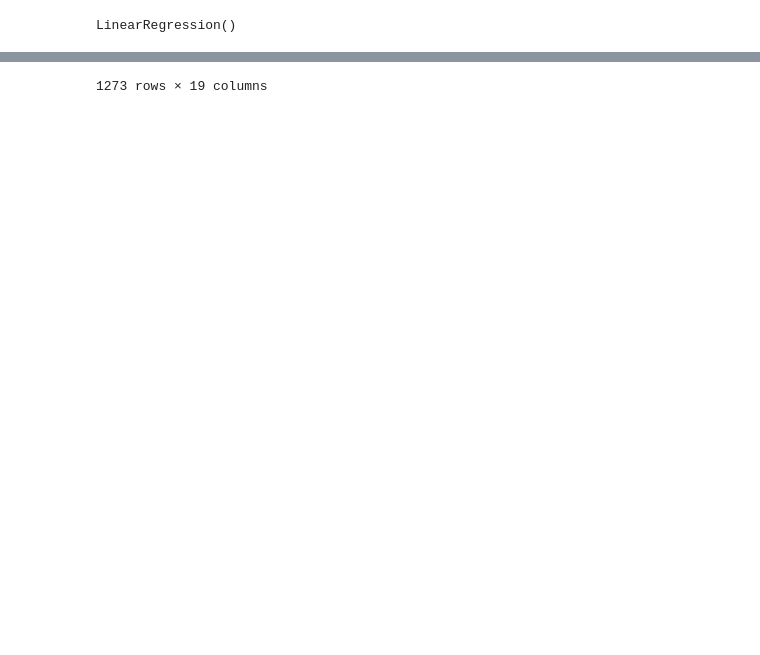
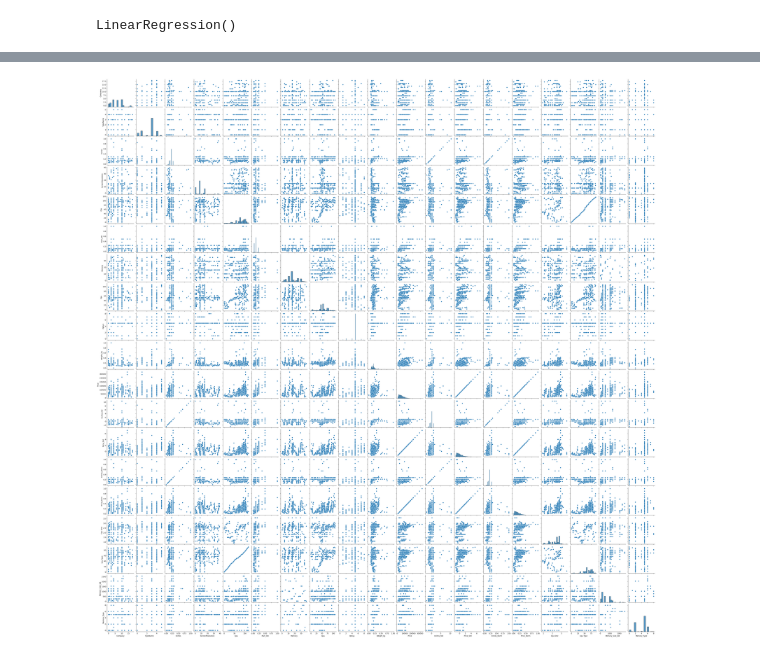
Before and after one commit to khoulaCode/machine-learning-code-orbit, a Jupyter notebook: team_members/from_sulaiman/preprocessing-data.ipynb, the cells around one changed output, grey strips where cells are left out. Drawn from its saved outputs; the diff is of its cells as text; code cells hidden in the pictures; blank space fills up the shorter version.

```diff
--- a/team_members/from_sulaiman/preprocessing-data.ipynb
+++ b/team_members/from_sulaiman/preprocessing-data.ipynb
@@ -407,3 +439,5 @@ plt.show()
 # %%
-df
+import seaborn as sns
+sns.pairplot(df)
+plt.show()
 # %% [output]
@@ -423 +444 @@ df
-1273 rows × 19 columns
+[figure, added]
```
Also changed, not shown: parts of 6 cells of this notebook.
